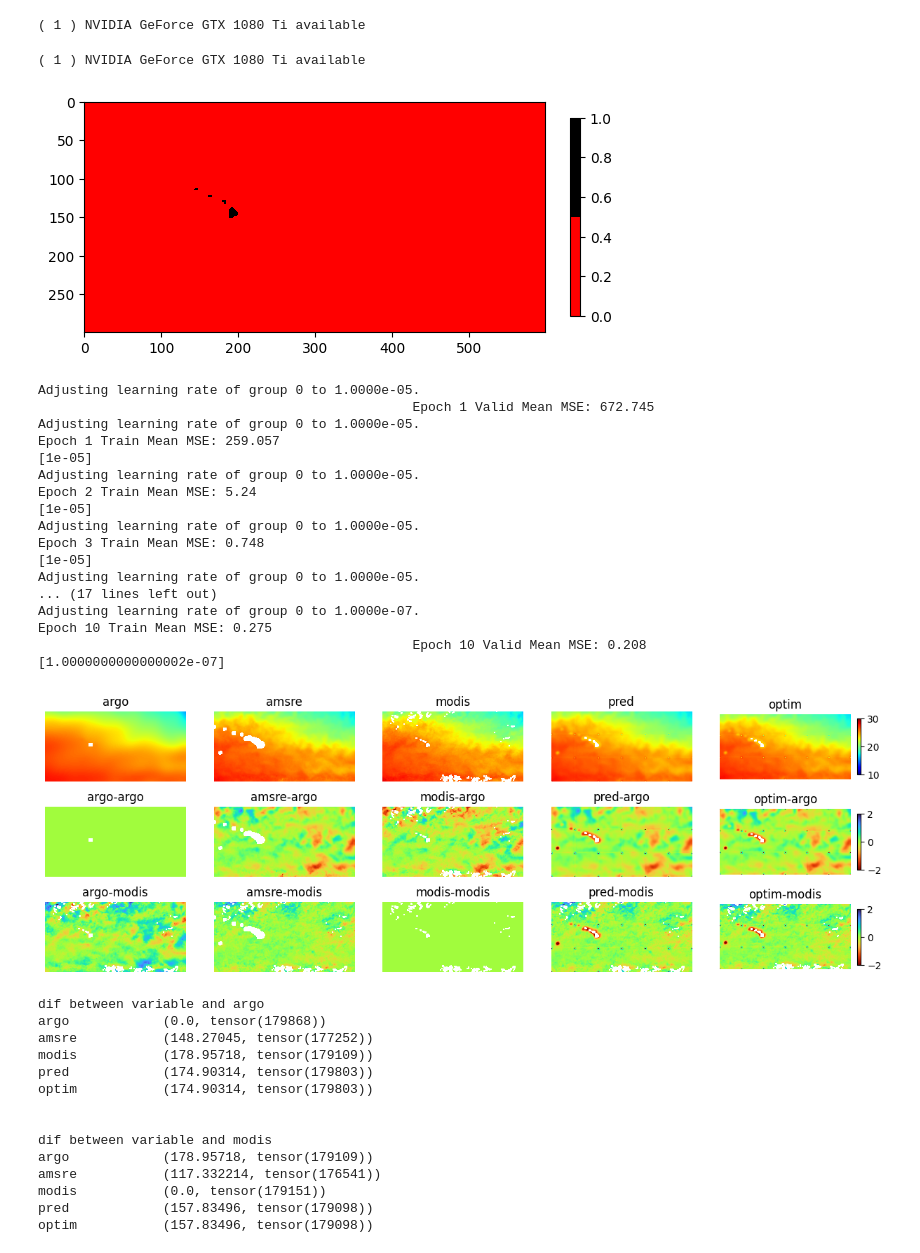
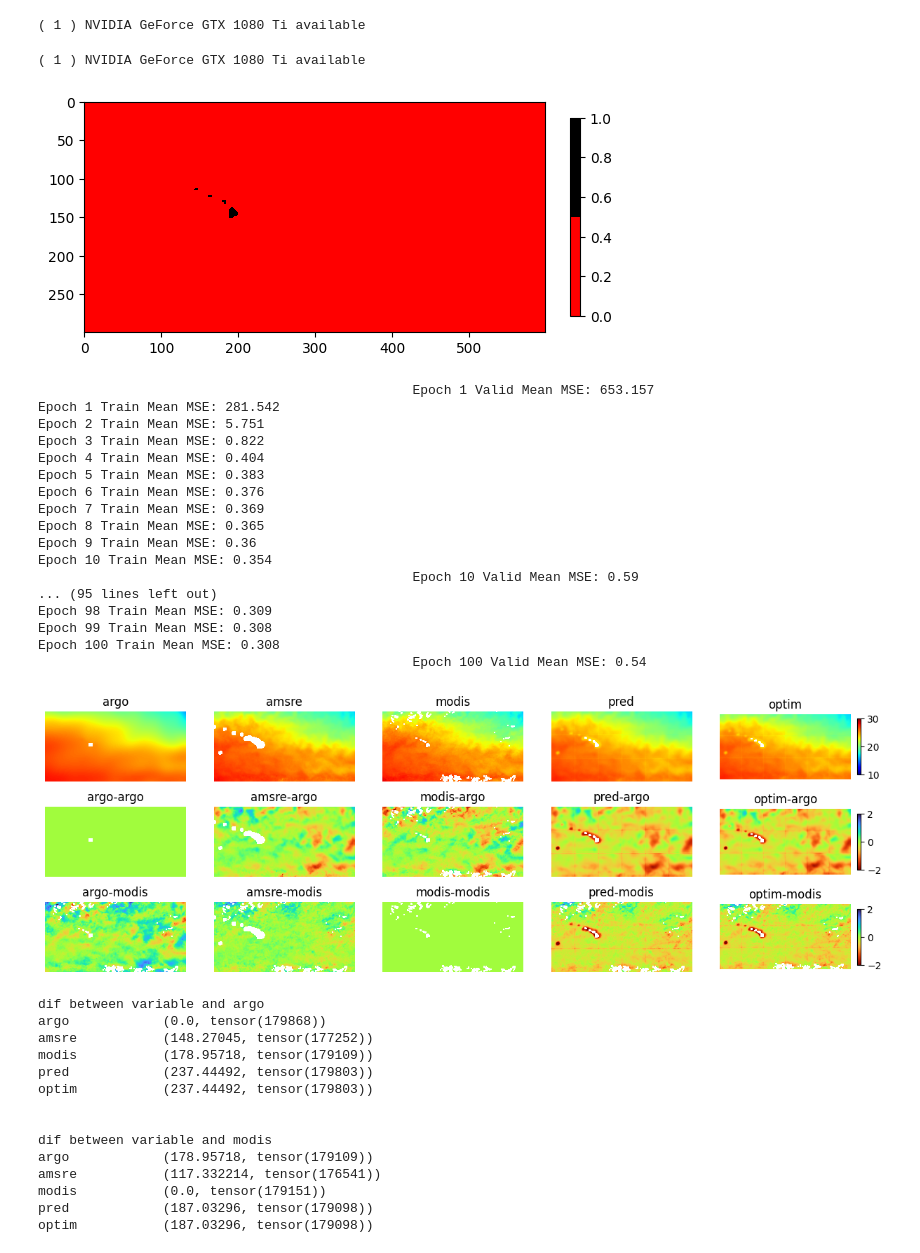
Before and after one commit to albertlarson/aqua, a Jupyter notebook: code/latest/aqua_train_multpatch_atlantic_night_case5.ipynb, the cells around one changed output. Saved outputs shown, nothing was run; the diff lists cells and outputs as text; code cells hidden in the pictures.

```diff
--- a/code/latest/aqua_train_multpatch_atlantic_night_case5.ipynb
+++ b/code/latest/aqua_train_multpatch_atlantic_night_case5.ipynb
@@ -161,7 +161,7 @@ def train(epoch):
         loss.backward()
         optimizer.step()
         optimizer.zero_grad()
-    scheduler.step()
+    # scheduler.step()
     print(f'Epoch {epoch} Train Mean MSE: {np.around(epoch_loss/len(train_dataloader),3)}')
 
 def validate(epoch):
@@ -188,8 +188,8 @@ def validate(epoch):
 #     torch.save(state, model_out_path)
 #     print(f"Checkpoint saved to {model_out_path}")
 # %%
-
-num_epochs=10
+lr = 1e-5
+num_epochs=100
 patchsize=100
 fr = .02
 
@@ -251,7 +251,7 @@ for i in range(9):
     model.apply(weights_init)
     criterion = torch.nn.MSELoss()
     optimizer = torch.optim.Adam(model.parameters(), lr=lr)
-    scheduler = torch.optim.lr_scheduler.MultiStepLR(optimizer, milestones=[5,8], gamma=.1,verbose=True)
+    # scheduler = torch.optim.lr_scheduler.MultiStepLR(optimizer, milestones=[5,8], gamma=.1,verbose=True)
 
 
     t0 = A.now('US/Eastern')
@@ -262,7 +262,6 @@ for i in range(9):
         train(epoch)
         if epoch % 10 == 0:
             validate(epoch)
-        print(scheduler.get_last_lr())
     t1 = A.now('US/Eastern')
 
     ds = small_dset_creator(amsre_lox[i],modis_lox[i])
@@ -275,7 +274,7 @@ for i in range(9):
             # target = y-x
             predicted = model(x)
             predicted = predicted.to('cpu')[0,0]
-            predicted = torch.from_numpy(np.where(mask_patches[idx,0]>=.49, np.nan,predicted))
+            predicted = torch.from_numpy(np.where(mask_patches[idx,0]>=.5, np.nan,predicted))
             if idx == 0:
                 pred = predicted.unsqueeze(0).unsqueeze(1)
             else:
@@ -311,62 +310,62 @@ for i in range(9):
         fig.add_subplot(gs[1,j])
         plt.title(f"{nm[j]}-{nm[0]}")
         plt.imshow(xs[j][0,0]-xs[0][0,0],cmap='turbo_r',vmin=-2,vmax=2)
         plt.axis('off')
 
         if j == 4:
             plt.colorbar(fraction=.02)
 
         fig.add_subplot(gs[2,j])
         plt.title(f"{nm[j]}-{nm[2]}")
         plt.imshow(xs[j][0,0]-xs[2][0,0],cmap='turbo_r',vmin=-2,vmax=2)
         plt.axis('off')
 
         if j == 4:
             plt.colorbar(fraction=.02)
     plt.pause(0.05)
 
 
     print(f'dif between variable and argo')
     for idk,k in enumerate(xs):
         print(f'{nm[idk]}\t\t{rmse(k,x0)}')
 
     print('\n')
 
     print(f'dif between variable and modis')
     for idl,l in enumerate(xs):
         print(f'{nm[idl]}\t\t{rmse(l,x2)}')
 # %% [output]
 ( 1 ) NVIDIA GeForce GTX 1080 Ti available
 [figure]
-Adjusting learning rate of group 0 to 1.0000e-05.
-                                                Epoch 1 Valid Mean MSE: 672.745
-Adjusting learning rate of group 0 to 1.0000e-05.
-Epoch 1 Train Mean MSE: 259.057
-[1e-05]
-Adjusting learning rate of group 0 to 1.0000e-05.
-Epoch 2 Train Mean MSE: 5.24
-[1e-05]
-Adjusting learning rate of group 0 to 1.0000e-05.
-Epoch 3 Train Mean MSE: 0.748
-[1e-05]
-Adjusting learning rate of group 0 to 1.0000e-05.
-... (17 lines left out)
-Adjusting learning rate of group 0 to 1.0000e-07.
-Epoch 10 Train Mean MSE: 0.275
-                                                Epoch 10 Valid Mean MSE: 0.208
-[1.0000000000000002e-07]
+                                                Epoch 1 Valid Mean MSE: 653.157
+Epoch 1 Train Mean MSE: 281.542
+Epoch 2 Train Mean MSE: 5.751
+Epoch 3 Train Mean MSE: 0.822
+Epoch 4 Train Mean MSE: 0.404
+Epoch 5 Train Mean MSE: 0.383
+Epoch 6 Train Mean MSE: 0.376
+Epoch 7 Train Mean MSE: 0.369
+Epoch 8 Train Mean MSE: 0.365
+Epoch 9 Train Mean MSE: 0.36
+Epoch 10 Train Mean MSE: 0.354
+                                                Epoch 10 Valid Mean MSE: 0.59
+... (95 lines left out)
+Epoch 98 Train Mean MSE: 0.309
+Epoch 99 Train Mean MSE: 0.308
+Epoch 100 Train Mean MSE: 0.308
+                                                Epoch 100 Valid Mean MSE: 0.54
-[figure, old version]
+[figure, new version]
 dif between variable and argo
 argo            (0.0, tensor(179868))
 amsre           (148.27045, tensor(177252))
 modis           (178.95718, tensor(179109))
-pred            (174.90314, tensor(179803))
-optim           (174.90314, tensor(179803))
+pred            (237.44492, tensor(179803))
+optim           (237.44492, tensor(179803))
 
 
 dif between variable and modis
 argo            (178.95718, tensor(179109))
 amsre           (117.332214, tensor(176541))
 modis           (0.0, tensor(179151))
-pred            (157.83496, tensor(179098))
-optim           (157.83496, tensor(179098))
+pred            (187.03296, tensor(179098))
+optim           (187.03296, tensor(179098))
```
Also changed, not shown: parts of 3 cells of this notebook.
